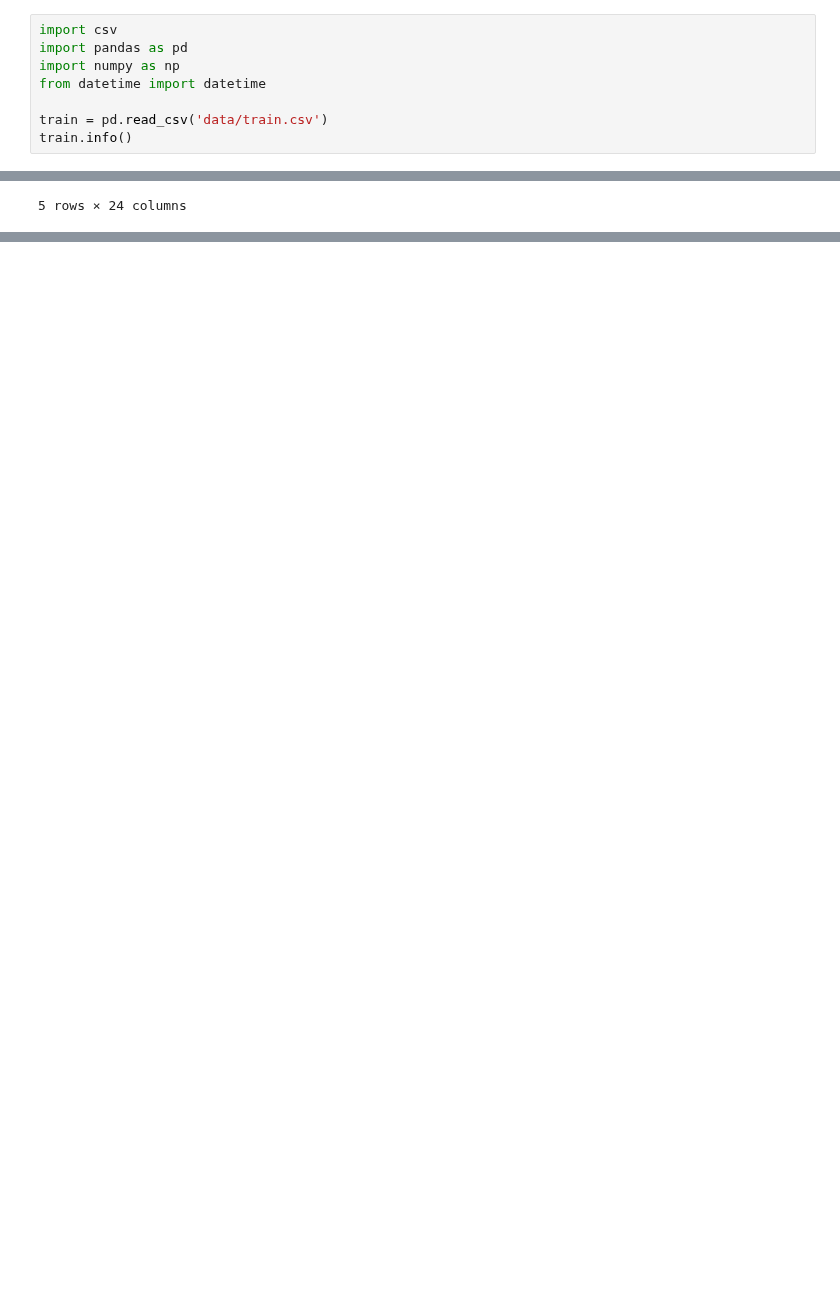
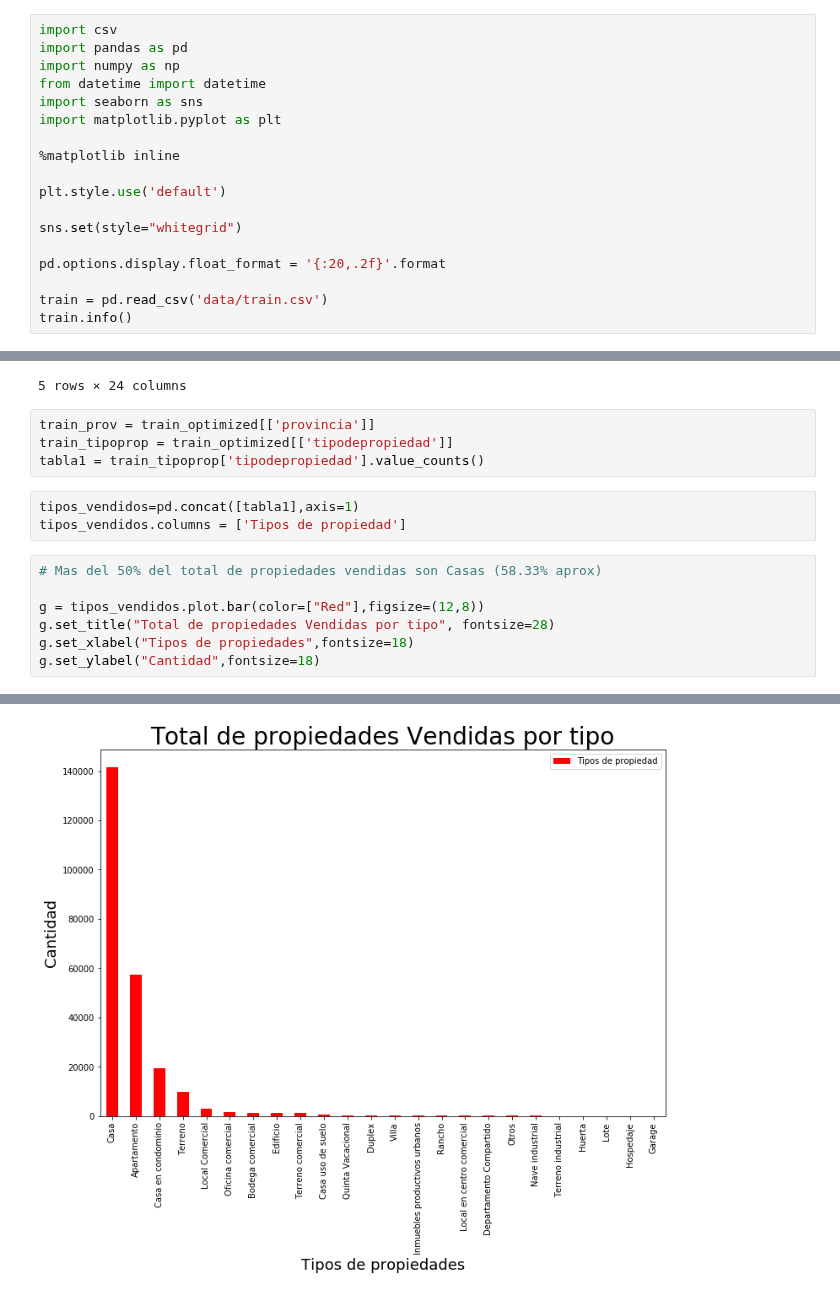
Before and after one commit to Alaneta/Datacones, a Jupyter notebook: TP1_2c2019.ipynb, the cells around one changed output, grey strips where cells are left out. Drawn from its saved outputs; the diff is of its cells as text; blank space fills up the shorter version.

```diff
--- a/TP1_2c2019.ipynb
+++ b/TP1_2c2019.ipynb
@@ -3,6 +3,16 @@ import csv
 import pandas as pd
 import numpy as np
 from datetime import datetime
+import seaborn as sns
+import matplotlib.pyplot as plt
+
+%matplotlib inline
+
+plt.style.use('default')
+
+sns.set(style="whitegrid")
+
+pd.options.display.float_format = '{:20,.2f}'.format
 
 train = pd.read_csv('data/train.csv')
 train.info()
@@ -110,3 +120,18 @@ train_optimized.head(5)
 | 3 | 209067 | casa sola en toluca zinacantepec ... | casa en privada con caseta de vig... | Casa | IGNACIO MANUEL ALTAMIRANO 128 | Zinacantepec | Edo. de México | 1.0 | ... |
 | 4 | 185997 | paseos del sol | bonito departamento en excelentes... | Apartamento | PASEOS DEL SOL | Zapopan | Jalisco | 10.0 | ... |
 5 rows × 24 columns
+# %%
+train_prov = train_optimized[['provincia']]
+train_tipoprop = train_optimized[['tipodepropiedad']]
+tabla1 = train_tipoprop['tipodepropiedad'].value_counts()
+# %%
+tipos_vendidos=pd.concat([tabla1],axis=1)
+tipos_vendidos.columns = ['Tipos de propiedad']
+# %%
+# Mas del 50% del total de propiedades vendidas son Casas (58.33% aprox)
+
+g = tipos_vendidos.plot.bar(color=["Red"],figsize=(12,8))
+g.set_title("Total de propiedades Vendidas por tipo", fontsize=28)
+g.set_xlabel("Tipos de propiedades",fontsize=18)
+g.set_ylabel("Cantidad",fontsize=18)
+# %% [output]
@@ -112,0 +139 @@ train_optimized.head(5)
+[figure, added]
```
Also changed, not shown: parts of 5 cells of this notebook.
